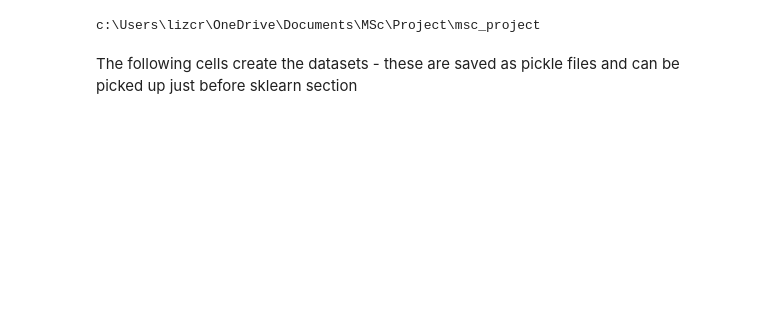
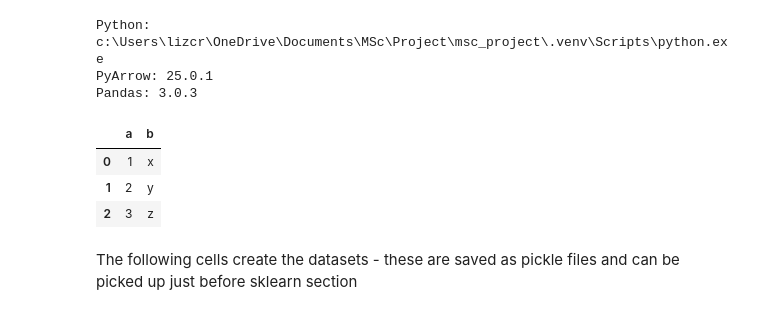
Before and after one commit to LizCrellin/msc_mimic_project, a Jupyter notebook: notebooks/1_Understand_Wang_pipeline.ipynb, the cells around one changed output. Cells and saved outputs as stored; diff of their text form; code cells hidden in the pictures; blank space fills up the shorter version.

```diff
--- a/notebooks/1_Understand_Wang_pipeline.ipynb
+++ b/notebooks/1_Understand_Wang_pipeline.ipynb
@@ -13,3 +15,13 @@ from sklearn.calibration import CalibrationDisplay
 # import torch, torch.utils.data as utils, torch.nn as nn, torch.nn.functional as F, torch.optim as optim
 # from torch.autograd import Variable
 # from torch.nn.parameter import Parameter
+# %%
+import sys
+
+print("Python:", sys.executable)
+print("PyArrow:", pyarrow.__version__)
+print("Pandas:", pd.__version__)
+# %% [output]
+Python: c:\Users\lizcr\OneDrive\Documents\MSc\Project\msc_project\.venv\Scripts\python.exe
+PyArrow: 25.0.1
+Pandas: 3.0.3
@@ -16,4 +35,14 @@ from sklearn.calibration import CalibrationDisplay
+# %%
+test_df = pd.read_parquet("test.parquet", engine="pyarrow")
+test_df
+# %% [output]
+|  | a | b |
+| 0 | 1 | x |
+| 1 | 2 | y |
+| 2 | 3 | z |
 # %%
+
+
 #GAP_TIME          = 6  # In hours.  I don't need this as there is already a gap between end of data and predicted outcome (at 7 days)
 WINDOW_SIZE       = 49 # In hours.  For my project, this is 49 hours as I have 24 hours prior to ICU inttime, 24 hours in ICU.
 SEED              = 1
@@ -21,14 +50,13 @@ ID_COLS           = ['subject_id', 'hadm_id', 'icustay_id']
 ID_COLS_HOURLY = ID_COLS + ['hours_in']
 TESTING = False          # set False for the full cohort run
 PROJECT_ROOT = Path.cwd().parents[0]   # adjust after checking Path.cwd()
-print(PROJECT_ROOT)
-FLAT_DATA_PATH = PROJECT_ROOT / 'results' / 'models' / 'flat_data.pkl'  # location to save the processed data (train/dev/test) for later model evaluation
+load_dotenv()
+BACKUP_ROOT = Path(os.environ["BACKUP_ROOT"])
+FLAT_DATA_PATH = BACKUP_ROOT / 'results' / 'models' / 'flat_data.pkl'  # location to save the processed data (train/dev/test) for later model evaluation
 PLOTS_DIR = PROJECT_ROOT / 'results'/ 'plots'
 
 np.random.seed(SEED)
 #torch.manual_seed(SEED)
-# %% [output]
-c:\Users\lizcr\OneDrive\Documents\MSc\Project\msc_project
 # %%
 class DictDist():
     def __init__(self, dict_of_rvs): self.dict_of_rvs = dict_of_rvs
```
Also changed, not shown: parts of 23 cells of this notebook.
